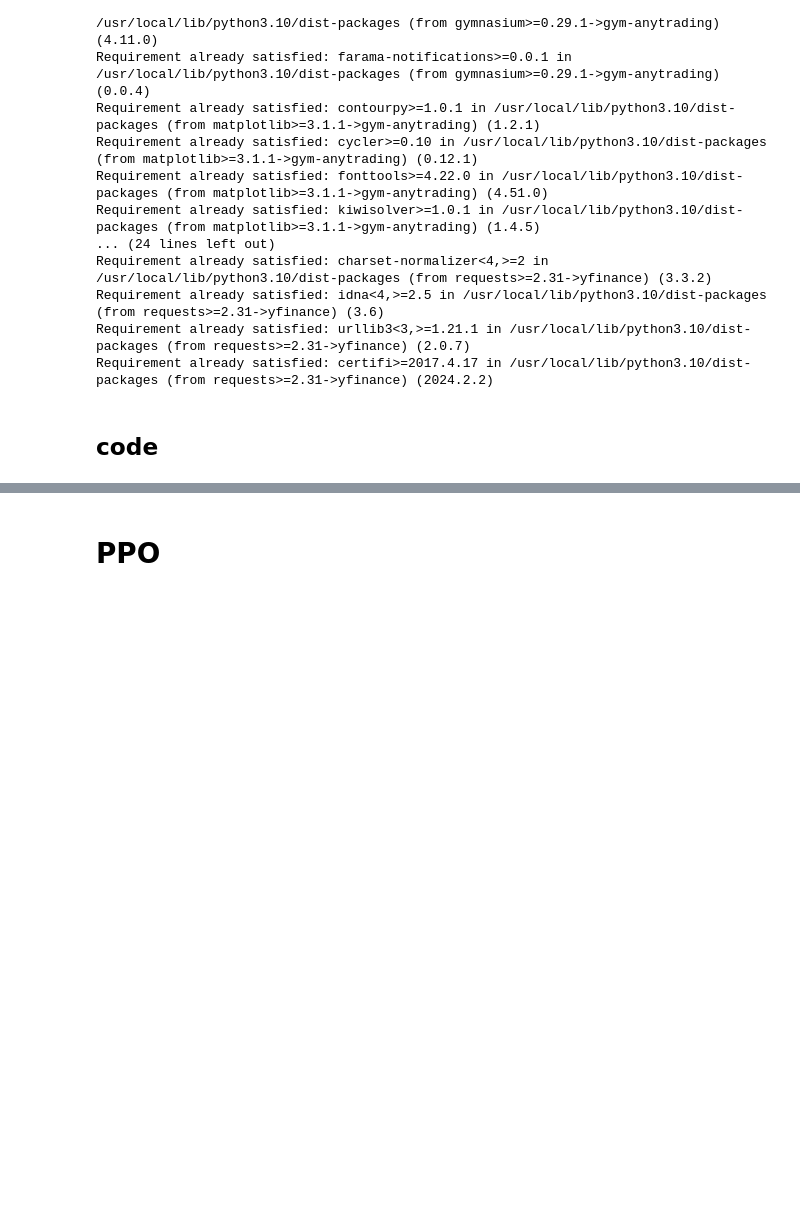
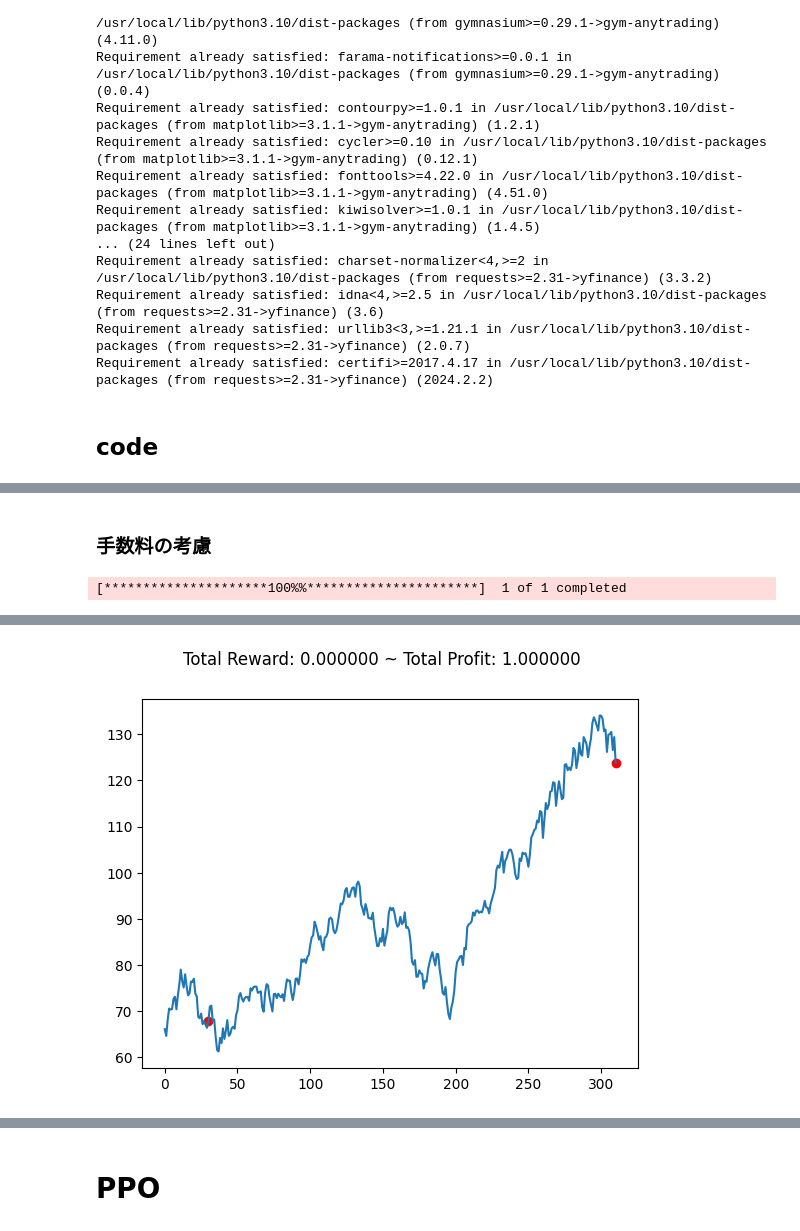
Before and after one commit to kapibara3chi/ReinforcementLearning, a Jupyter notebook: ReinfoecementLearning.ipynb, the cells around one changed output, grey strips where cells are left out. Cells and saved outputs as stored; diff of their text form; code cells hidden in the pictures; blank space fills up the shorter version.

```diff
--- a/ReinfoecementLearning.ipynb
+++ b/ReinfoecementLearning.ipynb
@@ -99,0 +298,76 @@ trades:[{'total_reward': 0.0, 'total_profit': 1.0, 'position': <Positions.Long:
+# %% [markdown]
+### 手数料の考慮
+# %%
+%matplotlib inline
+import gym_anytrading
+import gymnasium as gym
+from gym_anytrading.envs import StocksEnv
+
+import matplotlib.pyplot as plt
+
+class CustomStocksEnv(StocksEnv):
+    def render_all(self):
+        # 凡例とマーカーサイズの調整を含むプロットを作成
+        plt.figure(figsize=(15, 6))
+        super().render_all()
+        plt.legend(['Price', 'Buy', 'Sell'], markerscale=0.5)  # 凡例を追加
+        plt.setp(plt.gca().get_lines(), markersize=2)  # マーカーサイズを調整
+
+
+# 他にもデータ処理や可視化のために必要なライブラリをインポートします
+import numpy as np
+import pandas as pd
+import matplotlib.pyplot as plt
+
+import yfinance as yf
+from datetime import datetime
+
+# CSVファイルから株価データを読み込みます
+df = yf.download("SPXL",start='2023-01-01',end = datetime.now(),interval="1d")
+print(df.head())
+
+# `gym-anytrading`に必要なカラム名に変更します
+# df['Date'] = pd.to_datetime(df['Date'])
+# df.set_index('Date', inplace=True)
+
+# Forex環境を構築しますが、株価予測にも同様に適用できます
+# env = CustomStocksEnv(df=df, frame_bound=(30, len(df)), window_size=5)
+env = gym.make('stocks-v0', df=df, frame_bound=(40, len(df)), window_size=30)
+
+state = env.reset()
+# 取引情報を格納するリストを初期化
+trades = []
+total_reward = 0  # 累積報酬を追跡するための変数
+
+while True:
+    next_state, reward, terminated, truncated, info = env.step(action)
+    total_reward += reward  # 各ステップの報酬を累積
+    print(f'next state:{next_state}')
+    print(f'reward:{reward}')
+    print(f'terminated:{terminated}')
+    print(f'truncated:{truncated}')
+    print(f'info:{info}')
+
+    if truncated:
+        print("truceted Info:", info)
+        break
+    if terminated :
+        print("terminated Info:", info)#正常終了
+        break
+    if 'total_reward' in info:
+      trades.append(info)
+
+# 最終的な損益を出力
+print(f"最終的な損益: {total_reward}")
+# 取引の回数を出力
+print(f"取引の回数: {len(trades)}")
+print(f"trades:{trades}")
+# plt.figure(figsize=(15, 6))
+# plt.cla()
+# plt.legend()
+# env.reset()
+env.render()
+# env.render_all()
+plt.show()
+# %% [output]
+[*********************100%%**********************]  1 of 1 completed
@@ -99,0 +391 @@ trades:[{'total_reward': 0.0, 'total_profit': 1.0, 'position': <Positions.Long:
+[figure, added]
```
Also changed, not shown: parts of 12 cells of this notebook.
